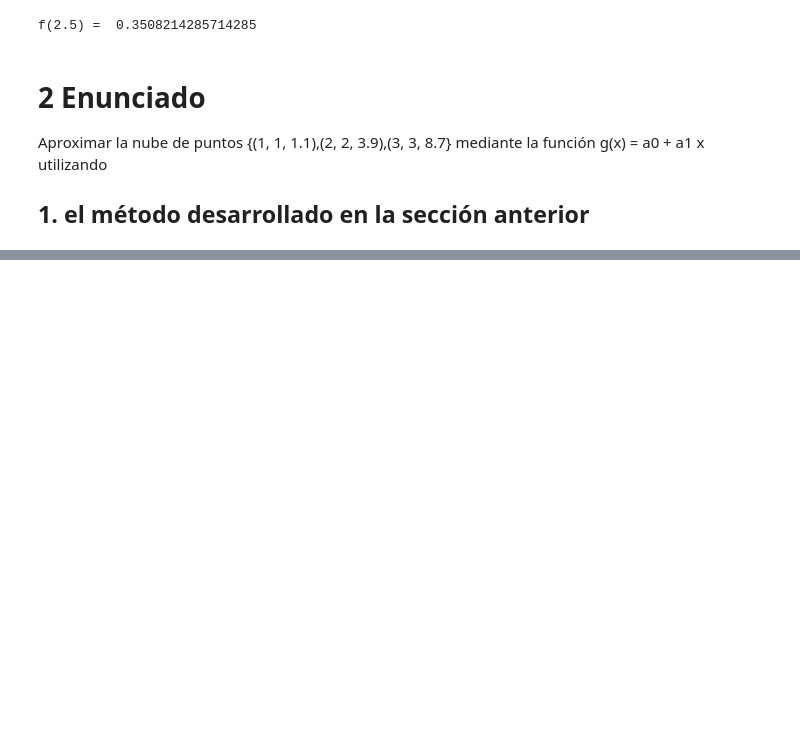
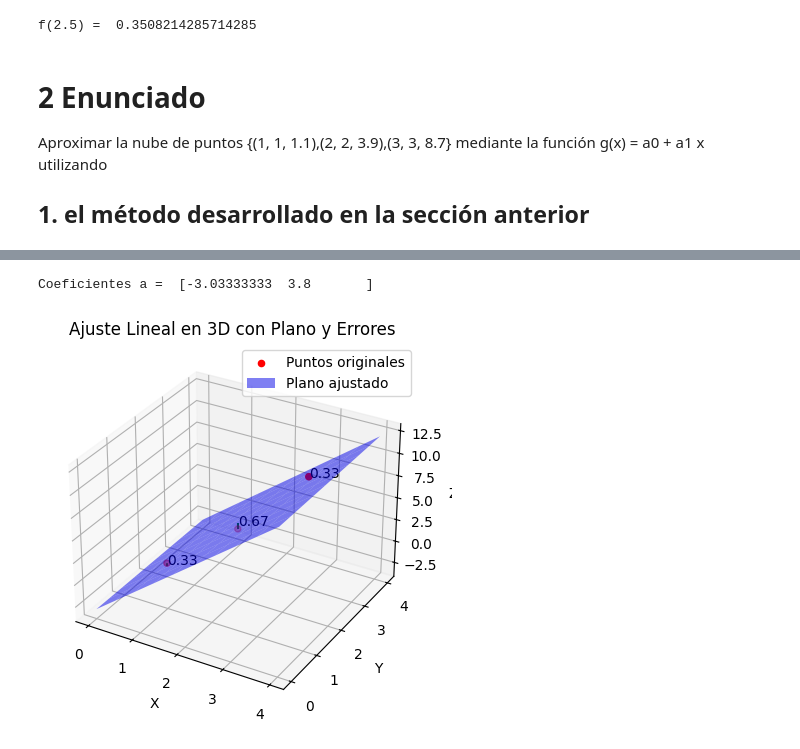
Before and after one commit to Apriea04/ComputacionNeuronalEvolutiva, a Jupyter notebook: Computación Evolutiva/Práctica 0/Parte 0.ipynb, the cells around one changed output, grey strips where cells are left out. Cells and saved outputs as stored; diff of their text form; code cells hidden in the pictures; blank space fills up the shorter version.

Commit message:
Modificar representación gráfica práctica 0.0

```diff
--- a/Computación Evolutiva/Práctica 0/Parte 0.ipynb
+++ b/Computación Evolutiva/Práctica 0/Parte 0.ipynb
@@ -134,0 +138,56 @@ Error cuadrático medio:  3.1554436208840472e-30
+# %%
+# Datos proporcionados
+puntos = [[1, 1, 1.1], [2, 2, 3.9], [3, 3, 8.7]]
+x = [p[0] for p in puntos]
+y = [p[1] for p in puntos]
+z = [p[2] for p in puntos]
+
+# Funciones base para g(x) = a0 + a1*x
+f1 = [1 for punto in puntos]
+f2 = x
+
+# Cálculo de las matrices y vector de coeficientes
+B = np.array([f1, f2]).T
+BT = B.T
+z = np.array(z)
+BTB_1 = np.linalg.inv(np.matmul(BT, B))
+BTB_1BT = np.matmul(BTB_1, BT)
+a = np.matmul(BTB_1BT, z)
+print("Coeficientes a = ", a)
+
+# Función para estimar valores de z basada en x
+def estimar_valores(x, a):
+    return a[0] + a[1] * np.array(x)
+
+# Representación de la nube de puntos y estimación (gráfico 3D)
+fig = plt.figure()
+ax = fig.add_subplot(111, projection='3d')
+ax.scatter(x, y, z, color='r', label='Puntos originales')
+
+# Crear malla para el plano
+x_vals = np.linspace(min(x)-1, max(x)+1, 10)
+y_vals = np.linspace(min(y)-1, max(y)+1, 10)
+x_vals, y_vals = np.meshgrid(x_vals, y_vals)
+z_vals = estimar_valores(x_vals, a)
+
+# Dibujar el plano
+ax.plot_surface(x_vals, y_vals, z_vals, alpha=0.5, color='blue', label='Plano ajustado')
+
+# Líneas de error y etiquetas
+for xi, yi, zi in zip(x, y, z):
+    z_est = estimar_valores(xi, a)
+    ax.plot([xi, xi], [yi, yi], [zi, z_est], 'g--')
+    error = np.abs(zi - z_est)
+    ax.text(xi, yi, (zi + z_est) / 2, f'{error:.2f}', color='black')
+
+# Establecer etiquetas y título
+ax.set_xlabel('X')
+ax.set_ylabel('Y')
+ax.set_zlabel('Z')
+ax.set_title('Ajuste Lineal en 3D con Plano y Errores')
+ax.legend()
+
+plt.show()
+# %% [output]
+Coeficientes a =  [-3.03333333  3.8       ]
+[figure, added]
```
Also changed, not shown: parts of 2 cells of this notebook.
